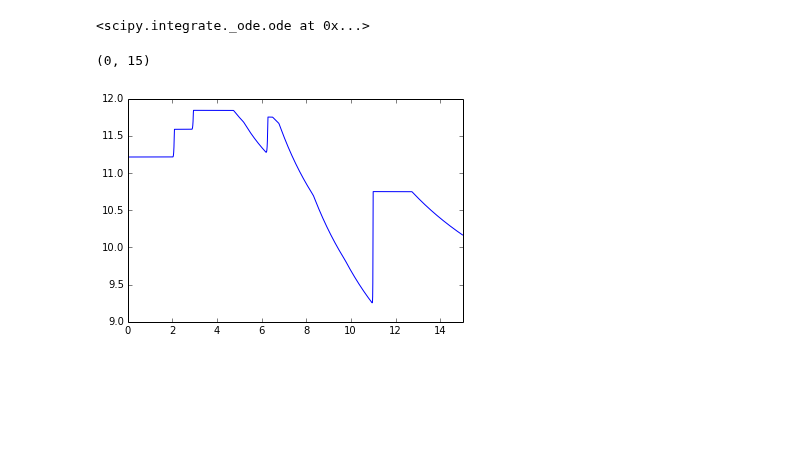
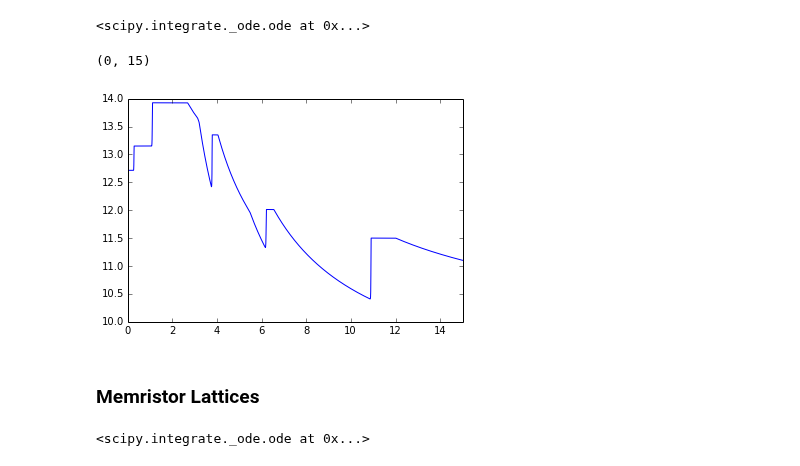
Before and after one commit to forrestsheldon/memNets, a Jupyter notebook: Memristor_Nets_V2.ipynb, the cells around one changed output. Drawn from its saved outputs; the diff is of its cells as text; code cells hidden in the pictures; blank space fills up the shorter version.

Commit message:
Working on getting a memristor lattice to integrate.  May have to move to explicit method or to better implicit method

```diff
--- a/Memristor_Nets_V2.ipynb
+++ b/Memristor_Nets_V2.ipynb
@@ -118,8 +118,7 @@ def vc_mG_xdot_dmnlss(x, V, t):
     return -x**2 * vc_mR_xdot_dmnlss(1. / x, V, t)
 # %%
 # As a test, let's reproduce the complex dynamics in 1D work
-X = gen_adj.chain_1d(11, directed=True, bias=0.5)
-state_var = X
+state_var = gen_adj.chain_1d(11, directed=True, bias=0.5)
 threshold_voltages = state_var.copy()
 # %%
 # Create the external voltage
@@ -155,19 +155,19 @@ memtest = MemristorNetwork(state_var, v_external[:,0], XtoG, xdot, jacobian=None
 memtest.integrator.set_integrator('dop853', atol=10**-2, nsteps=10000)
 # %% [output]
 <scipy.integrate._ode.ode at 0x...>
-# %%
-
-cond_mats = [memtest.G.copy()]
-# At each time point beginning with the first
-for t_idx, time in enumerate(t[:-1]):
-    # solve the network
-    memtest.solve_voltages('cg')
-    # integrate the memristances
-    memtest.update(t[t_idx+1]-time)
-    # add the memristances to our list
-    cond_mats.append(memtest.G.copy())
-    # update external voltages
-    memtest.external_voltages = v_external[:,t_idx+1]
+# %%
+memtest.solve_voltages('cg')
+cond = [memtest.conductivity()]
+# At each time point beginning with the 2nd
+for t_idx, time in enumerate(t[1:]):
+    # update external voltages
+    memtest.external_voltages = v_external[:,t_idx]
+    # integrate the memristances
+    memtest.update(dt)
+    # solve the network
+    memtest.solve_voltages('cg')
+    # add the memristances to our list
+    cond.append(memtest.conductivity())
 # %%
 R_tot_all_t = np.zeros_like(t)
 for t_idx, G in enumerate(cond_mats):
@@ -175,8 +175,10 @@ for t_idx, G in enumerate(cond_mats):
     R_tot_all_t[t_idx] = np.sum(R)
 # %%
 fig, ax = plt.subplots()
-ax.plot(V_high, R_tot_all_t)
+ax.plot(V_high, 1. / np.array(cond))
 ax.set_xlim(0, 15)
 # %% [output]
 (0, 15)
-[figure, old version]
+[figure, new version]
+# %% [markdown]
+### Memristor Lattices
@@ -182,0 +283,6 @@ ax.set_xlim(0, 15)
+# %%
+memtest = MemristorLattice2DCubic(lattice_shape, state_var, v_external[:,0], XtoG, xdot, jacobian=None,
+                           memristor_params=threshold_voltages, G_ON=G_ON, G_OFF=G_OFF)
+memtest.integrator.set_integrator('dop853', atol=10**-2, nsteps=10000)
+# %% [output]
+<scipy.integrate._ode.ode at 0x...>
```
Also changed, not shown: parts of 7 cells of this notebook, 3 other files.
